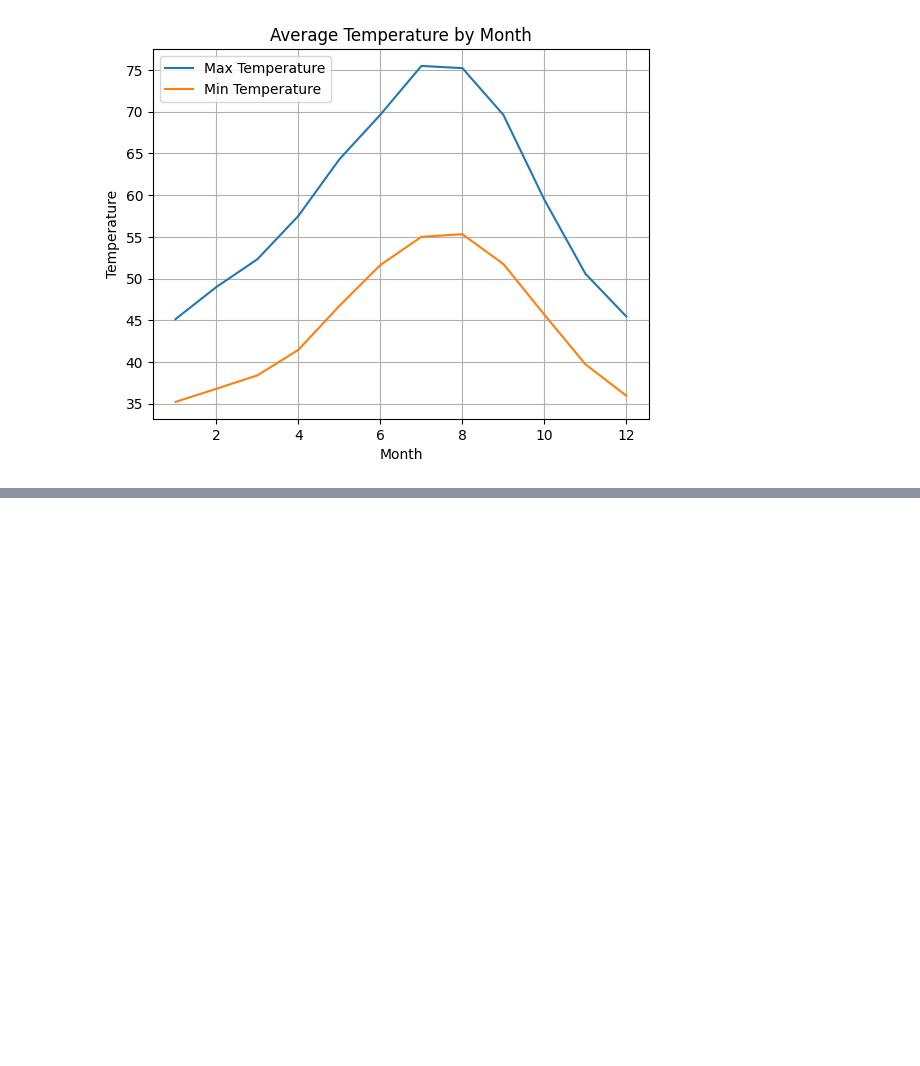
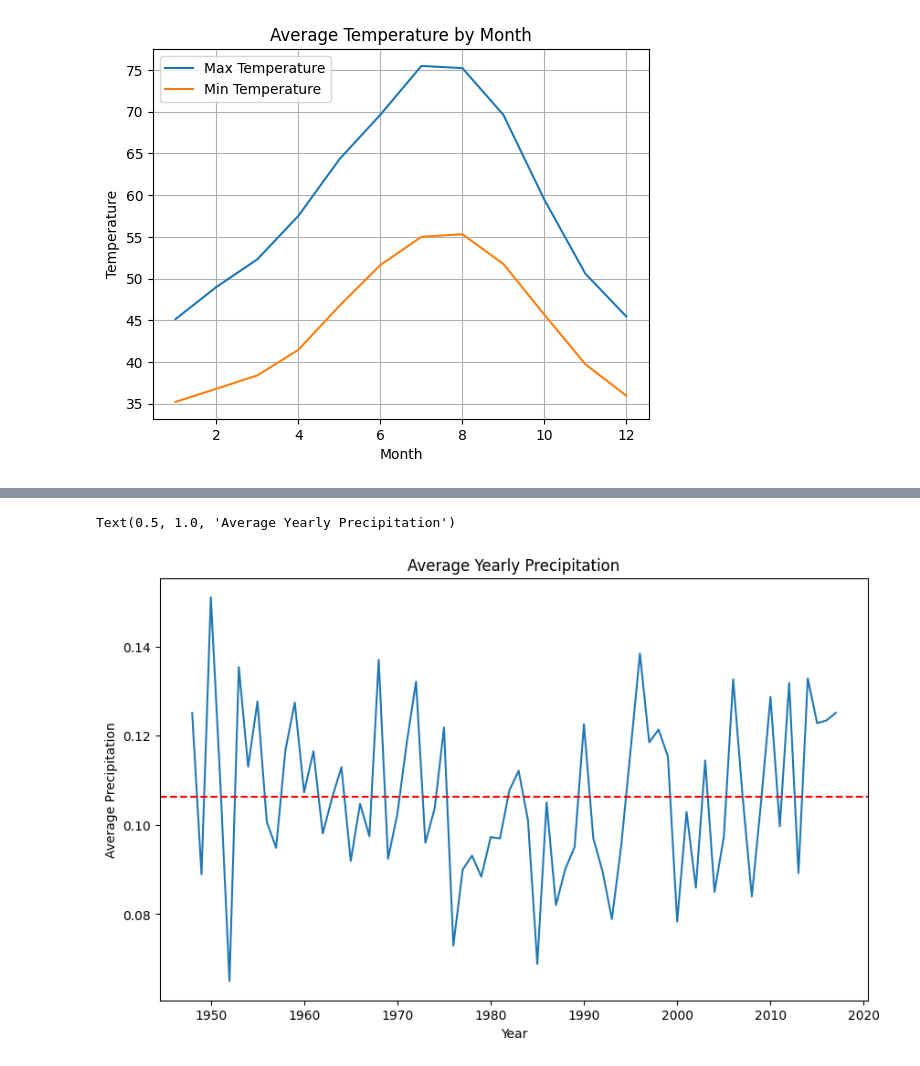
Before and after one commit to s4bih/machine-learning, a Jupyter notebook: prediksi_hujan.ipynb, the cells around one changed output, grey strips where cells are left out. Cells and saved outputs as stored; diff of their text form; code cells hidden in the pictures; blank space fills up the shorter version.

```diff
--- a/prediksi_hujan.ipynb
+++ b/prediksi_hujan.ipynb
@@ -206,0 +230,4 @@ plt.show()
+# %%
+#calculate average yearly precipitation
+average_yearly_precipitation = data.groupby('YEAR')['PRCP'].mean().reset_index()
+average_yearly_precipitation
@@ -206,0 +248,11 @@ plt.show()
+# %%
+#create plot
+plt.figure(figsize=(10, 6))
+sns.lineplot(x='YEAR', y='PRCP', data=average_yearly_precipitation, palette='viridis')
+plt.axhline(y=average_yearly_precipitation['PRCP'].mean(), color='r', linestyle='--', label='Average Precipitation')
+plt.xlabel('Year')
+plt.ylabel('Average Precipitation')
+plt.title('Average Yearly Precipitation')
+# %% [output]
+Text(0.5, 1.0, 'Average Yearly Precipitation')
+[figure, added]
```
Also changed, not shown: parts of 8 cells of this notebook.
